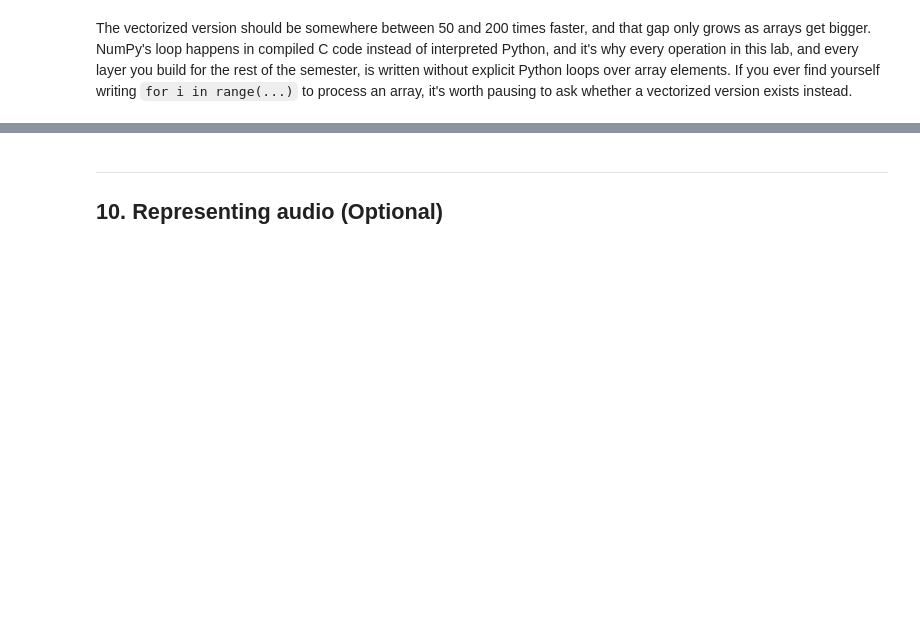
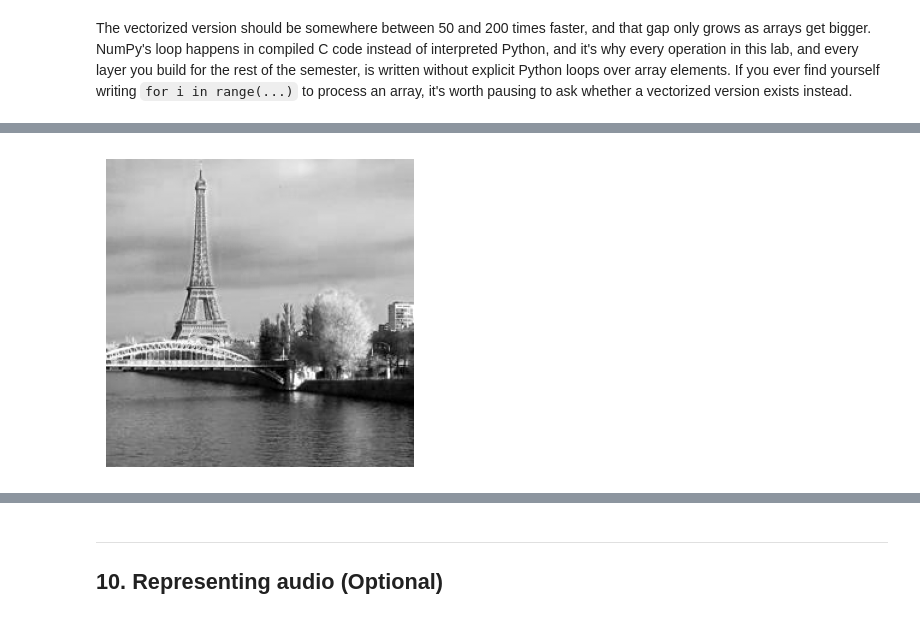
Before and after one commit to omariott/PSL-DL-Labs, a Jupyter notebook: labs/lab02_numpy.ipynb, the cells around one changed output, grey strips where cells are left out. Saved outputs shown, nothing was run; the diff lists cells and outputs as text; code cells hidden in the pictures; blank space fills up the shorter version.

```diff
--- a/labs/lab02_numpy.ipynb
+++ b/labs/lab02_numpy.ipynb
@@ -607,9 +697,8 @@ Number of general Paris photots: 543
 # %%
 # TODO: Play with the tensor operations in the previous sections for the image representation
-# Slicing
-
-# Reshaping
-
-# Broadcasting
-
-# and the other operations
+# Slicing: (1) display only one color channel
+plt.figure(figsize=(4,4))
+plt.imshow(image_array[:,:,0], cmap="gray");
+plt.axis("off");
+# %% [output]
+[figure, added]
```
Also changed, not shown: parts of 80 cells of this notebook, 4 other files.
